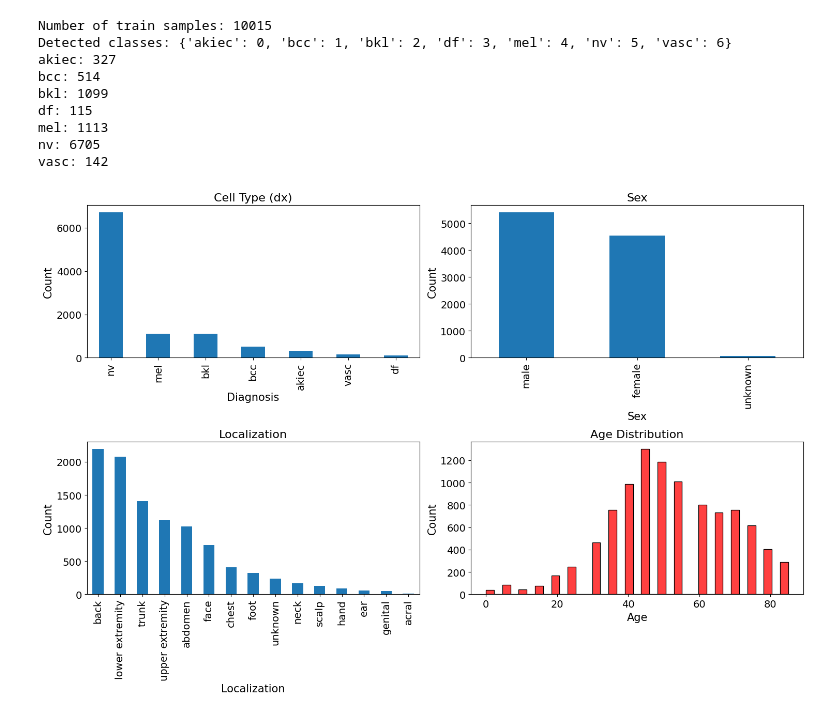
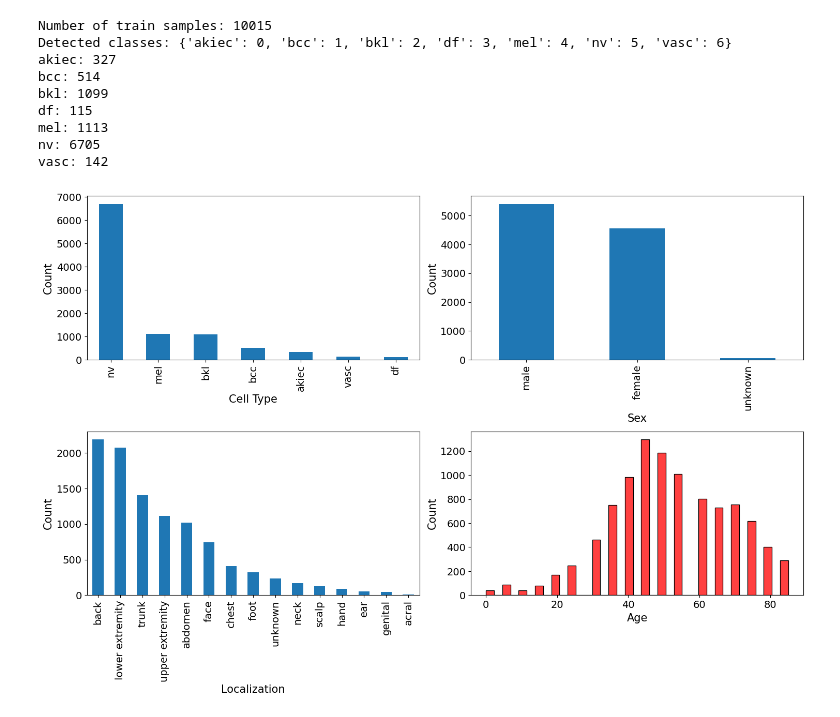
Before and after one commit to Mikta1998/Zweitjahresprojekt, a Jupyter notebook: HAM10000_7_classes/analyze_files.ipynb, the cells around one changed output. Saved outputs shown, nothing was run; the diff lists cells and outputs as text; code cells hidden in the pictures.

```diff
--- a/HAM10000_7_classes/analyze_files.ipynb
+++ b/HAM10000_7_classes/analyze_files.ipynb
@@ -88,38 +88,36 @@ ax1 = fig.add_subplot(221)
 skin_df['dx'].value_counts().plot(kind='bar', ax=ax1)
 ax1.set_ylabel('Count', fontsize=label_fontsize)
 ax1.set_xlabel('Cell Type', fontsize=label_fontsize)
-ax1.set_title('Cell Type', fontsize=title_fontsize)
 ax1.tick_params(axis='x', labelsize=tick_fontsize)
 ax1.tick_params(axis='y', labelsize=tick_fontsize)
 
 # Sex
 ax2 = fig.add_subplot(222)
 skin_df['sex'].value_counts().plot(kind='bar', ax=ax2)
 ax2.set_ylabel('Count', fontsize=label_fontsize)
 ax2.set_xlabel('Sex', fontsize=label_fontsize)
 ax2.tick_params(axis='x', labelsize=tick_fontsize)
 ax2.tick_params(axis='y', labelsize=tick_fontsize)
 
 # Localization
 ax3 = fig.add_subplot(223)
 skin_df['localization'].value_counts().plot(kind='bar', ax=ax3)
 ax3.set_ylabel('Count', fontsize=label_fontsize)
 ax3.set_xlabel('Localization', fontsize=label_fontsize)
 ax3.tick_params(axis='x', labelsize=tick_fontsize, rotation=90)
 ax3.tick_params(axis='y', labelsize=tick_fontsize)
 
 # Age distribution
 ax4 = fig.add_subplot(224)
 sample_age = skin_df[pd.notnull(skin_df['age'])]
 sns.histplot(sample_age['age'], ax=ax4, color='red')
-ax4.set_title('Age Distribution', fontsize=title_fontsize)
 ax4.set_xlabel('Age', fontsize=label_fontsize)
 ax4.set_ylabel('Count', fontsize=label_fontsize)
 ax4.tick_params(axis='x', labelsize=tick_fontsize)
 ax4.tick_params(axis='y', labelsize=tick_fontsize)
 
 # Layout
 plt.tight_layout()
 plt.show()
 # %% [output]
-[figure, old version]
+[figure, new version]
```
Also changed, not shown: 10 other files.
